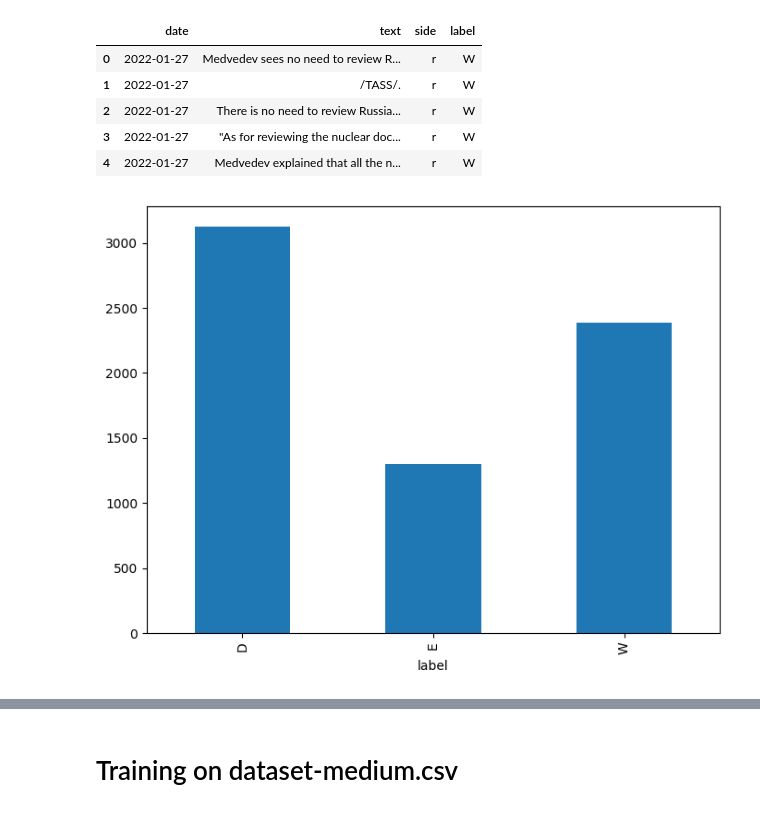
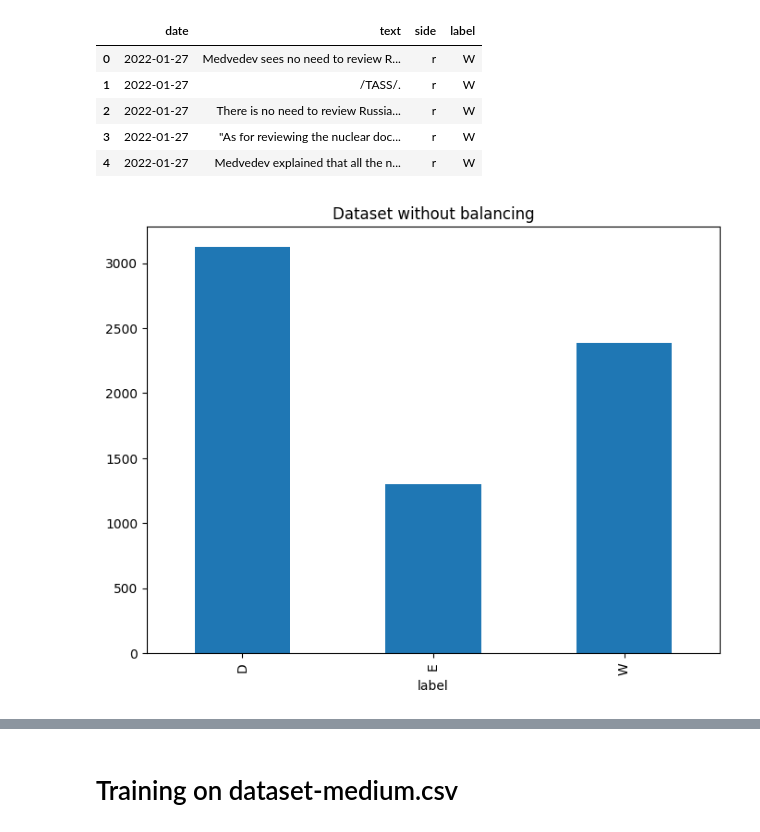
Before and after one commit to romansvintitskyy/russian-nuclear-threat-estimator, a Jupyter notebook: svm.ipynb, the cells around one changed output, grey strips where cells are left out. Saved outputs shown, nothing was run; the diff lists cells and outputs as text; code cells hidden in the pictures.

```diff
--- a/svm.ipynb
+++ b/svm.ipynb
@@ -24,6 +25,7 @@ df.head()
 # %%
 fig = plt.figure(figsize=(8,6))
 df.groupby('label')['text'].count().plot.bar(ylim=0)
+plt.title("Dataset without balancing")
 plt.show()
 # %% [output]
-[figure, old version]
+[figure, new version]
```
Also changed, not shown: parts of 44 cells of this notebook.
